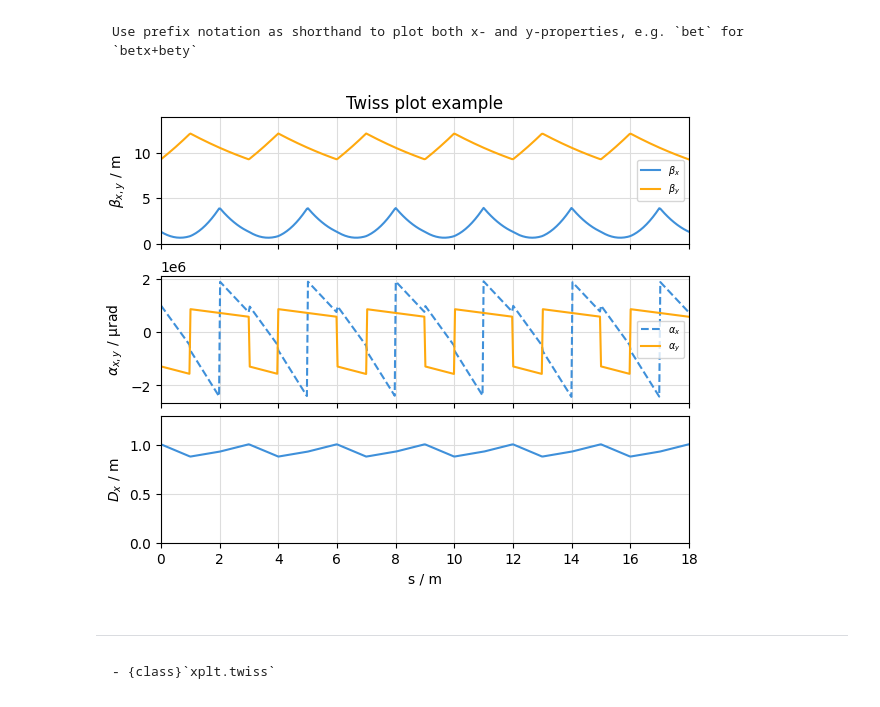
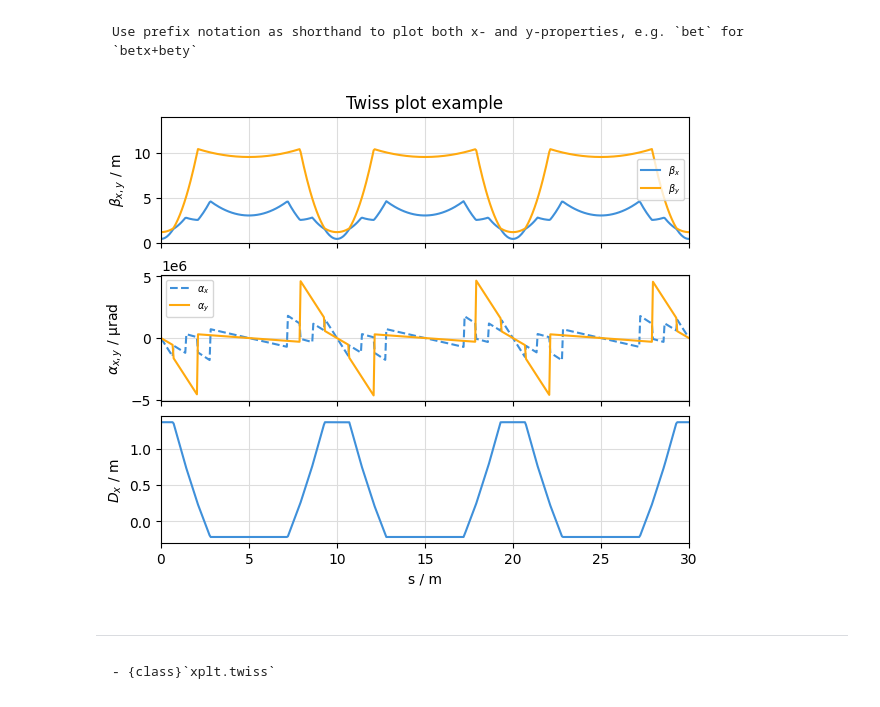
Before and after one commit to xsuite/xplt, a Jupyter notebook: examples/twiss.ipynb, the cells around one changed output. Cells and saved outputs as stored; diff of their text form; code cells hidden in the pictures.

````diff
--- a/examples/twiss.ipynb
+++ b/examples/twiss.ipynb
@@ -25,3 +11,28 @@ tracker = xt.Tracker(line=line)
+# %%
+## Generate a simple 6-fold symmetric FODO lattice
+n = 6
+elements = []
+for i in range(n):
+    elements.extend(
+        [
+            xt.Drift(length=0.7),
+            xt.Multipole(length=0.3, knl=[0, +0.63], ksl=[0, 0]),
+            xt.Drift(length=0.7),
+            xt.Multipole(length=0.5, knl=[np.pi / n], hxl=[np.pi / n]),
+            xt.Drift(length=0.4),
+            xt.Multipole(length=0.2, knl=[0, 0, 0.5 * np.sin(2 * np.pi * (i / n))]),
+            xt.Drift(length=0.3),
+            xt.Multipole(length=0.3, knl=[0, -0.48], ksl=[0, 0]),  # -0.4
+            xt.Drift(length=0.7),
+            xt.Multipole(length=0.5, knl=[np.pi / n], hxl=[np.pi / n]),
+            xt.Drift(length=2.2),
+        ][:: -1 if i % 2 else 1]
+    )
+elements.append(xt.LimitRect(min_x=-0.01, max_x=0.01, min_y=-np.inf, max_y=np.inf))
+line = xt.Line(elements=elements)
+
+line.particle_ref = xp.Particles(mass0=xp.PROTON_MASS_EV, q0=1, p0c=1e9)
+tracker = xt.Tracker(line=line)
 # %% [markdown]
 Then determine it's twiss parameters. We use the `at_s` parameter to get the result as function of s rather than at each element only.
 # %%
@@ -52,18 +68,17 @@ Use prefix notation as shorthand to plot both x- and y-properties, e.g. `bet` fo
 # %%
 plot = xplt.TwissPlot(
     tw, figsize=(6, 5), kind="bet,alfx+alfy,dx", display_units=dict(alf="urad")
 )
 
 # adjust some axes
 plot.ax[0].set(title="Twiss plot example", ylim=(0, 14))
-plot.ax[2].set(ylim=(0, 1.3), xlim=(0, line.get_length()))
 plot.ax[0].legend(loc="right")
 
 # adjust line layout
 plot.artists[1][0][0].set_ls("--")
 plot.ax[1].legend();
 # %% [output]
-[figure, old version]
+[figure, new version]
 # %% [markdown]
 -----------------
 ```{seealso}
````
Also changed, not shown: parts of 3 cells of this notebook, 3 other files.
